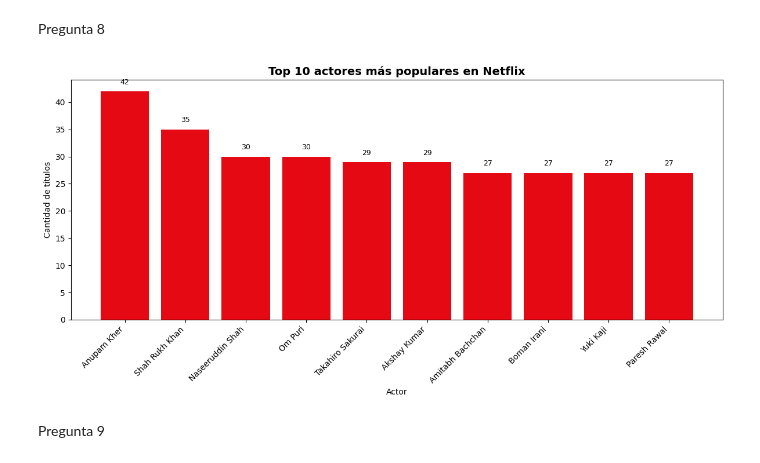
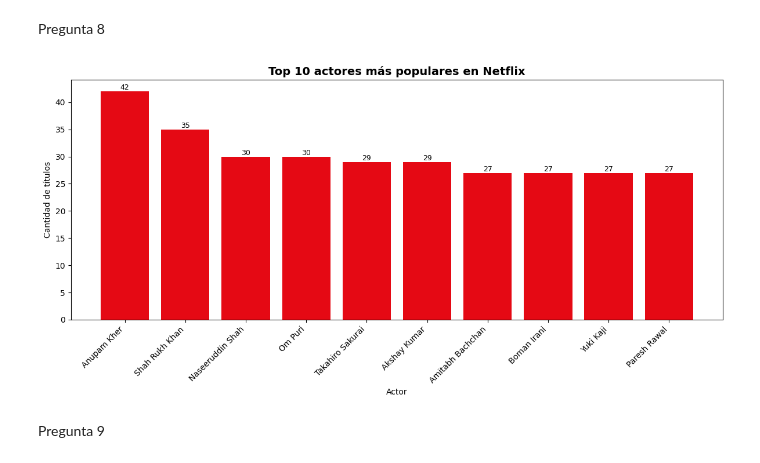
Before and after one commit to alfosobral/Entregable1BarberousseSobral, a Jupyter notebook: Analisis de Datos - Practico2/Practico2.ipynb, the cells around one changed output. Cells and saved outputs as stored; diff of their text form; code cells hidden in the pictures.

```diff
--- a/Analisis de Datos - Practico2/Practico2.ipynb
+++ b/Analisis de Datos - Practico2/Practico2.ipynb
@@ -631,35 +631,35 @@ df['cast'] = df['cast'].str.split(',')
 df = df.explode('cast')
 df['cast'] = df['cast'].str.strip()
 
 # ============================
 # Conteo de actores
 # ============================
 actor_counts = df['cast'].value_counts().reset_index()
 actor_counts.columns = ['actor', 'count']   # renombrar columnas correctamente
 
 # Top 10 actores
 top_actors = actor_counts.head(10)
 
 # ============================
 # Gráfico
 # ============================
 plt.figure(figsize=(12,6))
 bars = plt.bar(top_actors['actor'], top_actors['count'], color=BAR_COLOR)
 
 # Etiquetas con los valores encima de cada barra
 for b, val in zip(bars, top_actors['count']):
-    plt.text(b.get_x() + b.get_width()/2, b.get_height() + 1,
+    plt.text(b.get_x() + b.get_width()/2, b.get_height(),
              str(val), ha='center', va='bottom', fontsize=9)
 
 plt.title("Top 10 actores más populares en Netflix", fontsize=14, weight="bold")
 plt.xlabel("Actor")
 plt.ylabel("Cantidad de títulos")
 plt.xticks(rotation=45, ha="right")
 
 plt.tight_layout()
 plt.show()
 # %% [output]
-[figure, old version]
+[figure, new version]
 # %% [markdown]
 Pregunta 9
 # %%
```
Also changed, not shown: parts of 1 cell of this notebook.
